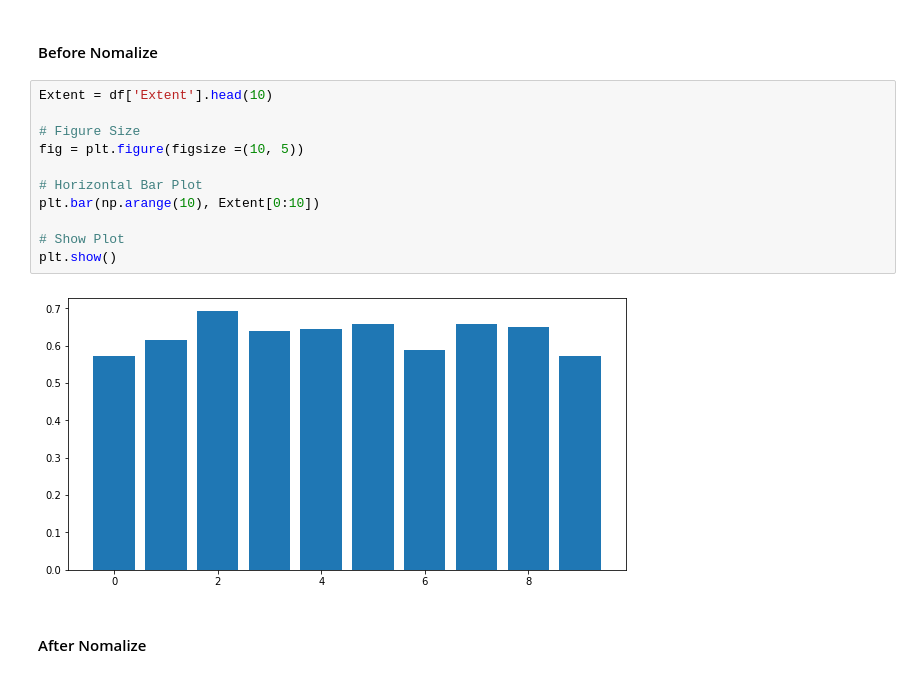
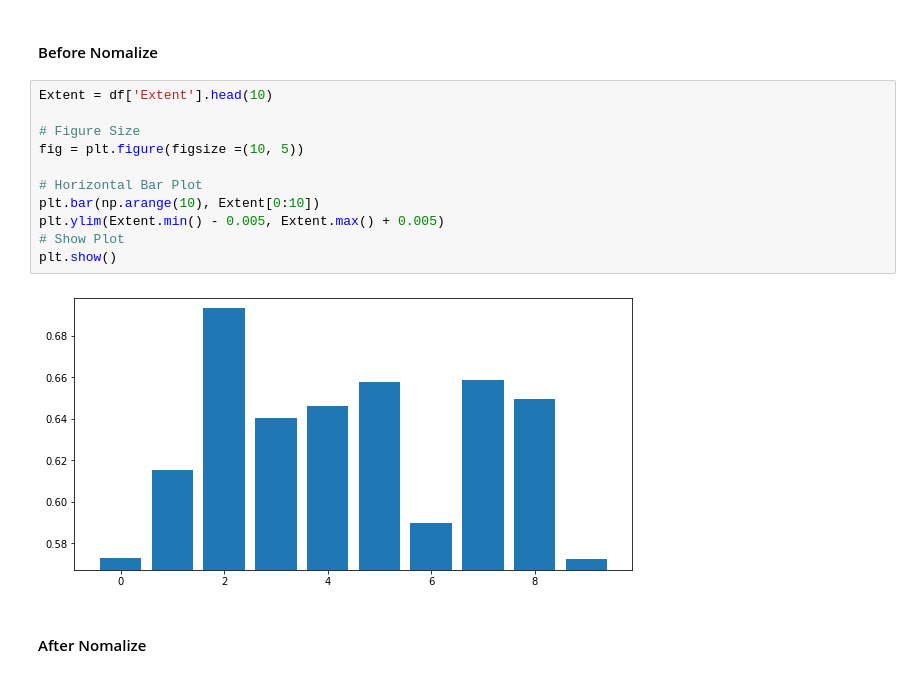
Before and after one commit to AmirrezaRahimi/KNN--Data-analysis-, a Jupyter notebook: Rice_Type.ipynb, the cells around one changed output. Drawn from its saved outputs; the diff is of its cells as text.

```diff
--- a/Rice_Type.ipynb
+++ b/Rice_Type.ipynb
@@ -454,16 +450,16 @@ plt.show()
 # %%
 Extent = df['Extent'].head(10)
 
 # Figure Size
 fig = plt.figure(figsize =(10, 5))
 
 # Horizontal Bar Plot
 plt.bar(np.arange(10), Extent[0:10])
-
+plt.ylim(Extent.min() - 0.005, Extent.max() + 0.005)
 # Show Plot
 plt.show()
 # %% [output]
-[figure, old version]
+[figure, new version]
 # %% [markdown]
 #### After Nomalize
 # %%
```
Also changed, not shown: parts of 8 cells of this notebook.
